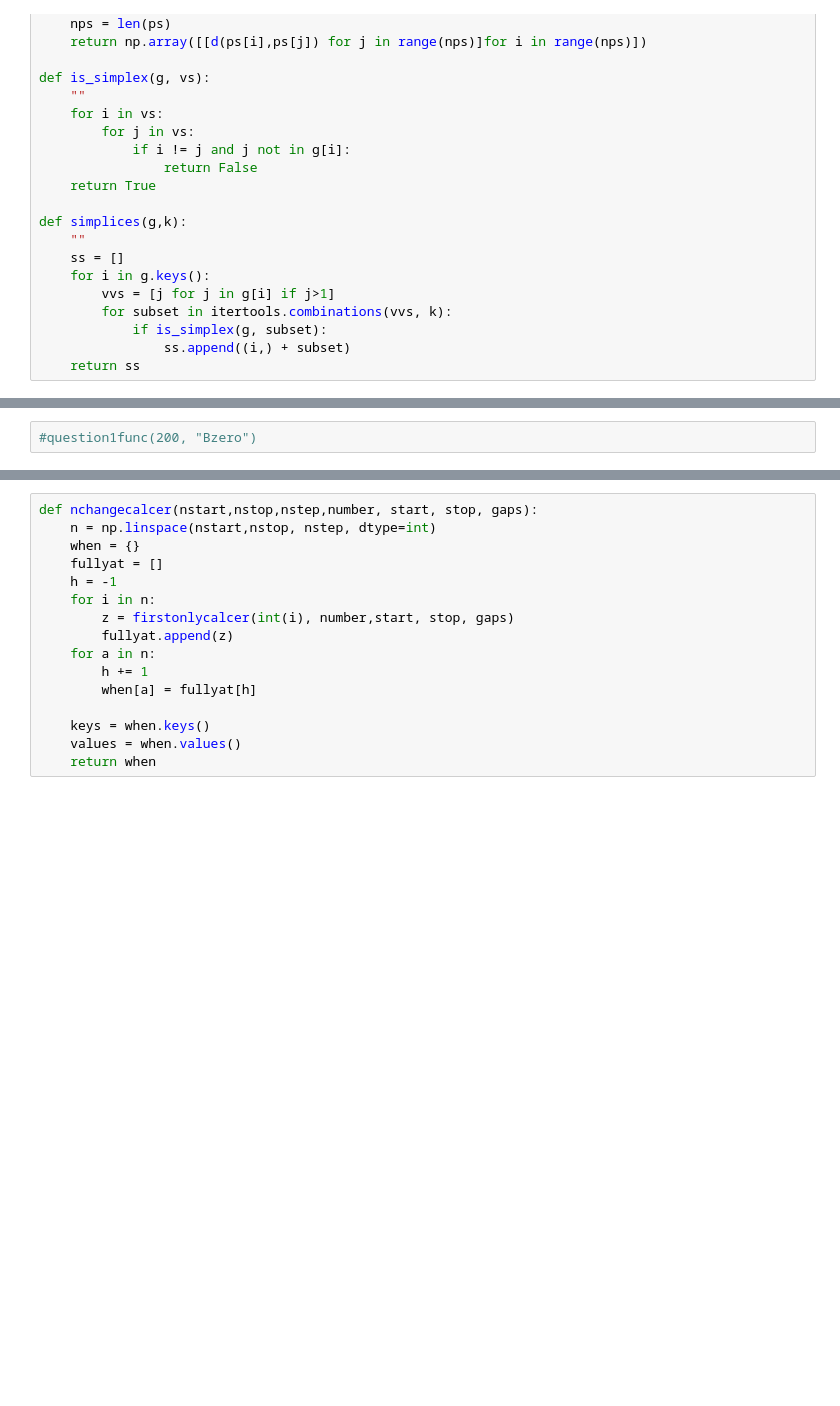
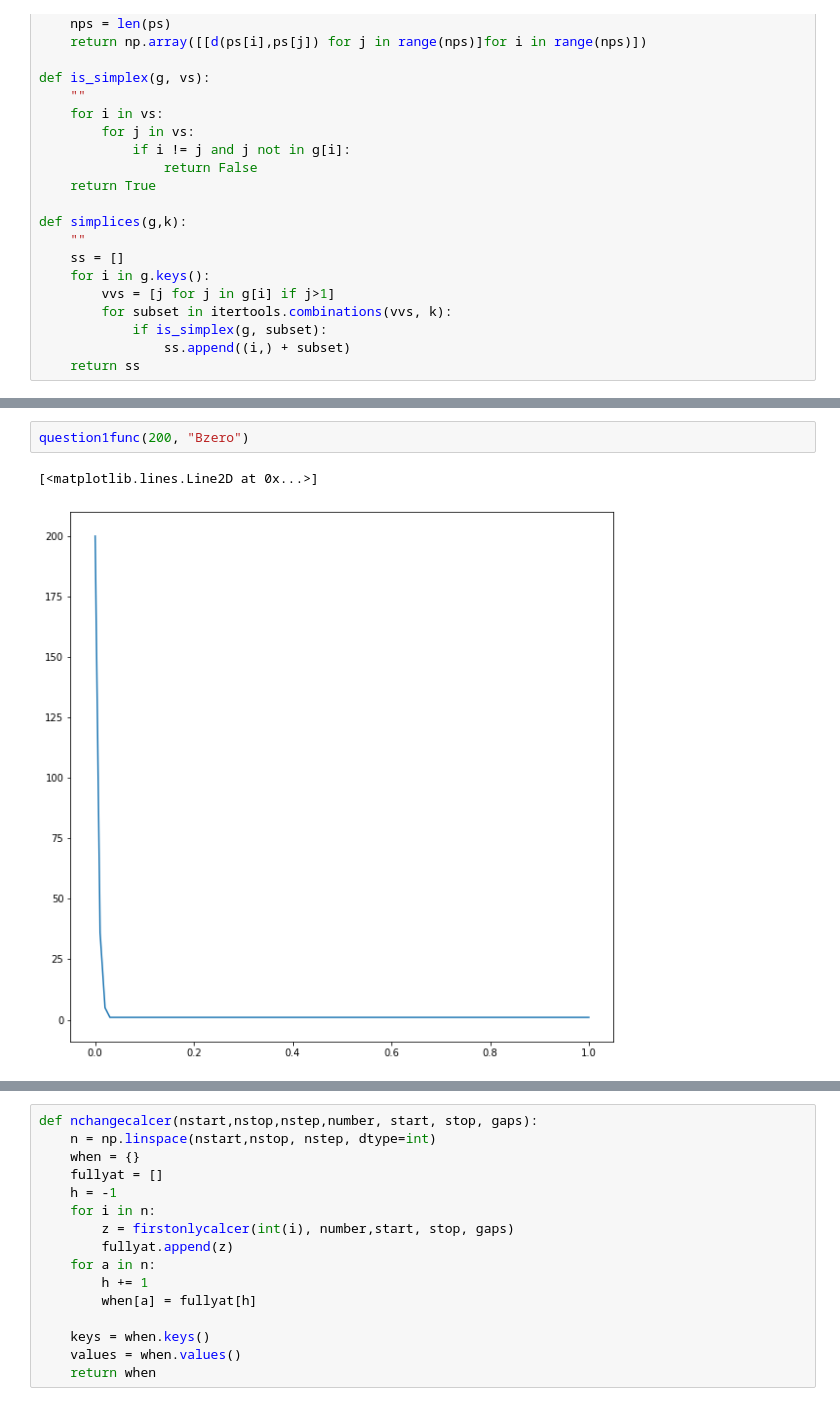
Before and after one commit to RonanJCorlessStudent/HomeworkRepo, a Jupyter notebook: DA Topology HW Q1.ipynb, the cells around one changed output, grey strips where cells are left out. Saved outputs shown, nothing was run; the diff lists cells and outputs as text; blank space fills up the shorter version.

```diff
--- a/DA Topology HW Q1.ipynb
+++ b/DA Topology HW Q1.ipynb
@@ -119,3 +130,6 @@ def question1func(nodes, verse):
 # %%
-#question1func(200, "Bzero")
+question1func(200, "Bzero")
+# %% [output]
+[<matplotlib.lines.Line2D at 0x...>]
+[figure, added]
 # %%
```
Also changed, not shown: parts of 16 cells of this notebook, 11 other files.
